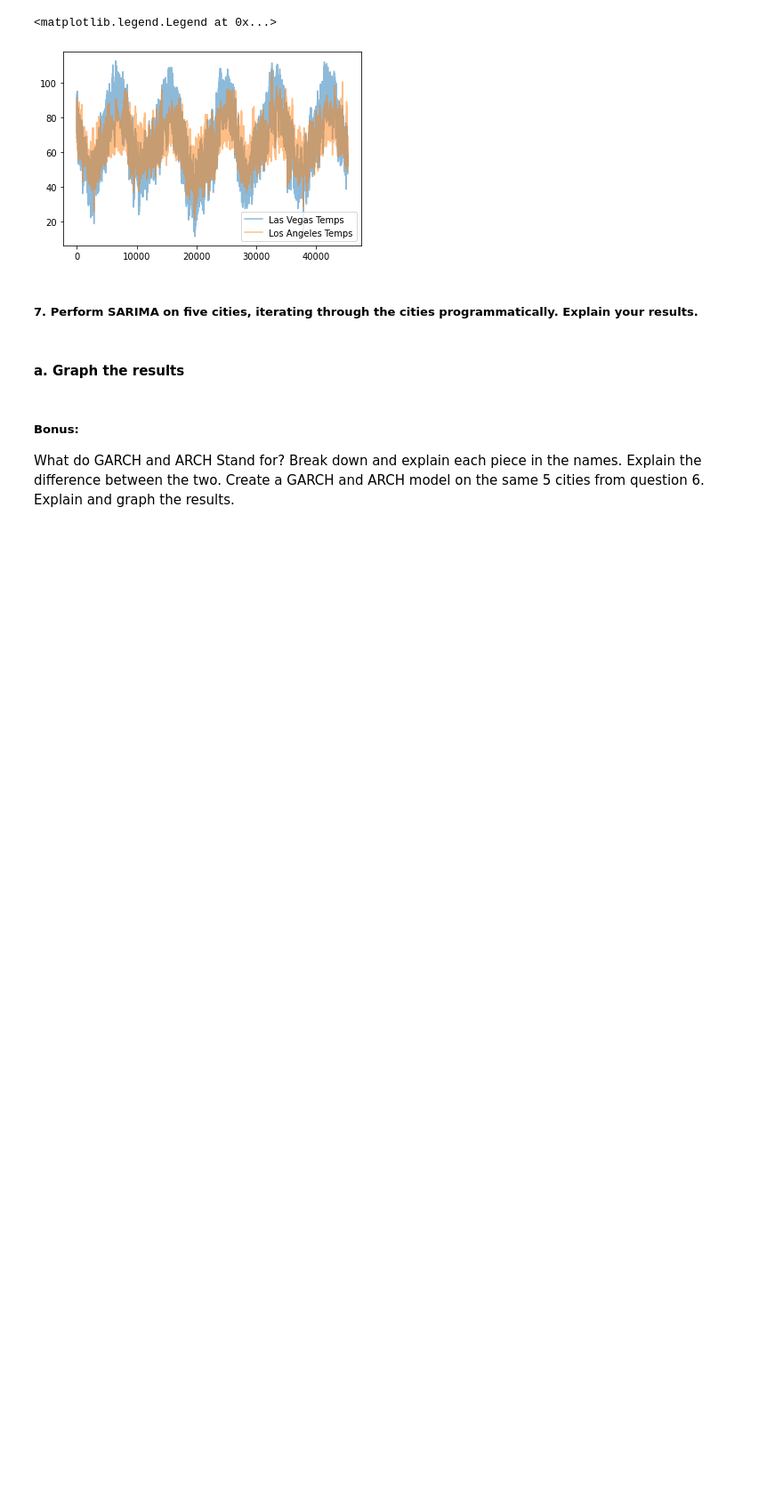
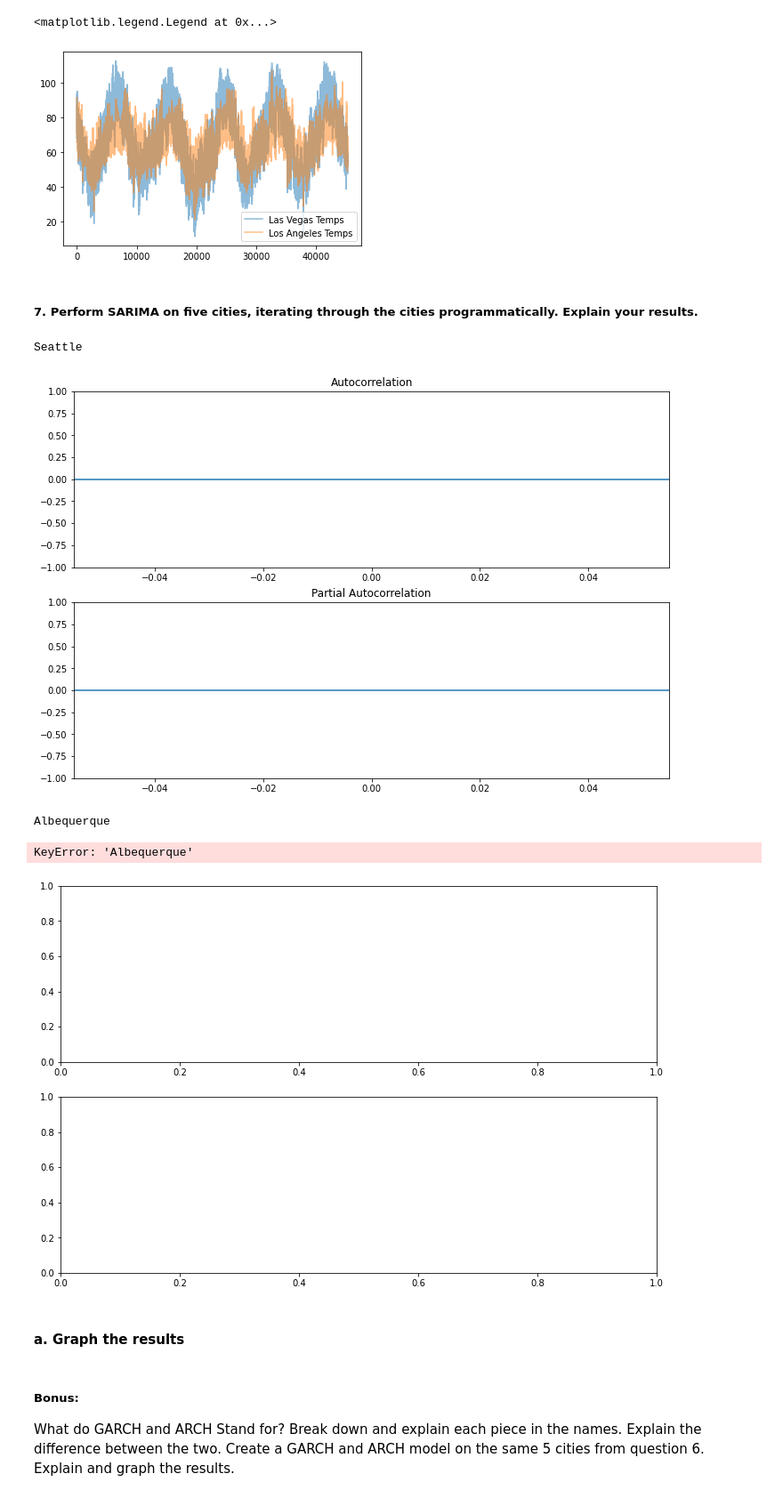
Before and after one commit to jmort16/week_11, a Jupyter notebook: wk_11_hmwk.ipynb, the cells around one changed output. Shown: that part at 89% size. Drawn from its saved outputs; the diff is of its cells as text; code cells hidden in the pictures; blank space fills up the shorter version.

```diff
--- a/wk_11_hmwk.ipynb
+++ b/wk_11_hmwk.ipynb
@@ -197,7 +210,26 @@ plt.legend(['Las Vegas Temps', 'Los Angeles Temps'])
 # %% [markdown]
 ##### 7.	Perform SARIMA on five cities, iterating through the cities programmatically. Explain your results.
 # %%
-for i in range(6, 11):
+city_list = ['Seattle', 'Albequerque', 'Denver', 'Kansas City', 'Charlotte']
+
+
+for city in city_list:
+    print(city)
+    fig, (ax1, ax2) = plt.subplots(2,1, figsize=(12,8))
+    plot_acf(ffahrtemp[city], lags=10, zero=False, ax=ax1)
+    plot_pacf(ffahrtemp[city], lags=10, zero=False, ax=ax2, method='ywm')
+    plt.show()
+
+#for city in city_list:
+#    print(city)
+#    model = SARIMAX(data = ffahrtemp[city], order = , seasonal_order = )
+#    model_fit = model.fit()
+# %% [output]
+Seattle
+[figure, added]
+Albequerque
+KeyError: 'Albequerque'
+[figure, added]
 # %% [markdown]
 #### a.	Graph the results
 # %% [markdown]
```
Also changed, not shown: parts of 4 cells of this notebook.
